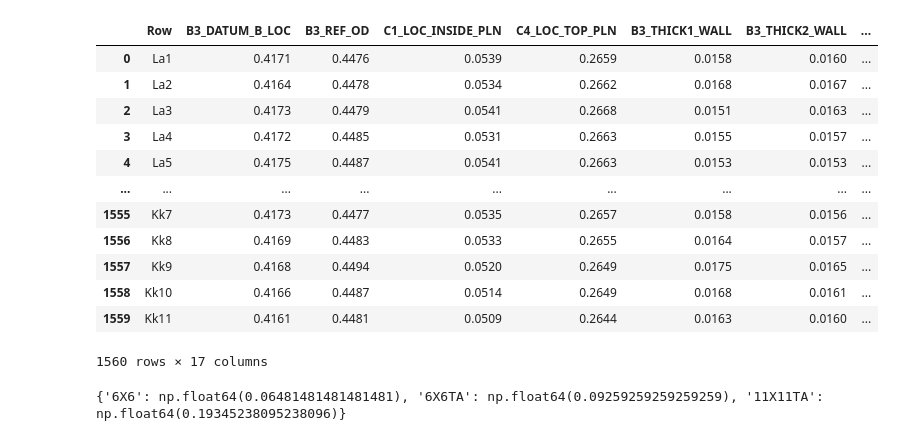
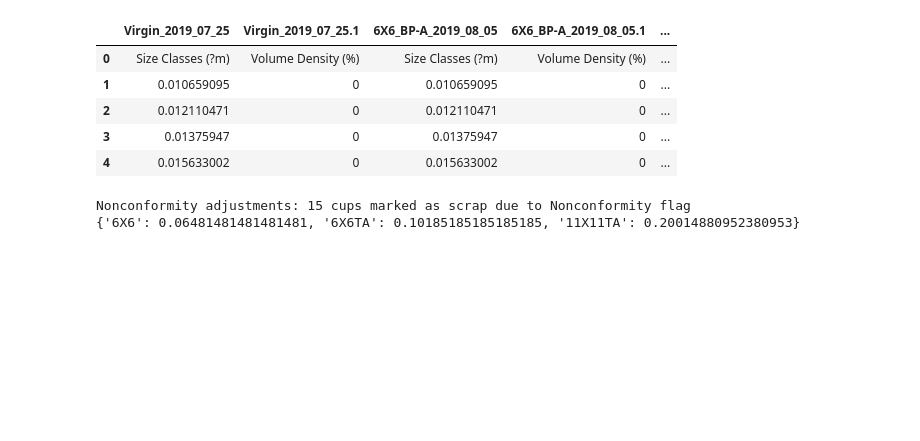
Before and after one commit to mtprom/SandiaDataChallenge, a Jupyter notebook: exploration.ipynb, the cells around one changed output. Saved outputs shown, nothing was run; the diff lists cells and outputs as text; code cells hidden in the pictures; blank space fills up the shorter version.

```diff
--- a/exploration.ipynb
+++ b/exploration.ipynb
@@ -5,12 +5,9 @@ import matplotlib.pyplot as plt
 import seaborn as sns
 from pathlib import Path
 
-# Setup
-base_path = Path("A:\Downloads\Sandia\SandiaDataChallenge")
-
 # Load
-all_data_recycled = pd.read_csv(base_path / 'AllData_PreEDM_Recycled_RowColIDs.csv')
-all_data_virgin = pd.read_csv(base_path / 'AllData_PreEDM_Virgin_RowColIDs.csv')
-recycled_vol = pd.read_csv(base_path / 'recycled_volume.csv')
-virgin_vol_1 = pd.read_csv(base_path / 'virgin_volume_pt1.csv')
-virgin_vol_2 = pd.read_csv(base_path / 'virgin_volume_pt2.csv')
+all_data_recycled = pd.read_csv('AllData_PreEDM_Recycled_RowColIDs.csv')
+all_data_virgin = pd.read_csv('AllData_PreEDM_Virgin_RowColIDs.csv')
+recycled_vol = pd.read_csv('recycled_volume.csv')
+virgin_vol_1 = pd.read_csv('virgin_volume_pt1.csv')
+virgin_vol_2 = pd.read_csv('virgin_volume_pt2.csv')
@@ -17,20 +32,13 @@ virgin_vol_2 = pd.read_csv(base_path / 'virgin_volume_pt2.csv')
 # %%
 all_data = pd.concat([all_data_recycled, all_data_virgin], ignore_index=True)
-all_data
+virgin_vol_1.head()
 # %% [output]
-|  | Row | B3_DATUM_B_LOC | B3_REF_OD | C1_LOC_INSIDE_PLN | C4_LOC_TOP_PLN | B3_THICK1_WALL | B3_THICK2_WALL | ... |
-| 0 | La1 | 0.4171 | 0.4476 | 0.0539 | 0.2659 | 0.0158 | 0.0160 | ... |
-| 1 | La2 | 0.4164 | 0.4478 | 0.0534 | 0.2662 | 0.0168 | 0.0167 | ... |
-| 2 | La3 | 0.4173 | 0.4479 | 0.0541 | 0.2668 | 0.0151 | 0.0163 | ... |
-| 3 | La4 | 0.4172 | 0.4485 | 0.0531 | 0.2663 | 0.0155 | 0.0157 | ... |
-| 4 | La5 | 0.4175 | 0.4487 | 0.0541 | 0.2663 | 0.0153 | 0.0153 | ... |
-| ... | ... | ... | ... | ... | ... | ... | ... | ... |
-| 1555 | Kk7 | 0.4173 | 0.4477 | 0.0535 | 0.2657 | 0.0158 | 0.0156 | ... |
-| 1556 | Kk8 | 0.4169 | 0.4483 | 0.0533 | 0.2655 | 0.0164 | 0.0157 | ... |
-| 1557 | Kk9 | 0.4168 | 0.4494 | 0.0520 | 0.2649 | 0.0175 | 0.0165 | ... |
-| 1558 | Kk10 | 0.4166 | 0.4487 | 0.0514 | 0.2649 | 0.0168 | 0.0161 | ... |
-| 1559 | Kk11 | 0.4161 | 0.4481 | 0.0509 | 0.2644 | 0.0163 | 0.0160 | ... |
+|  | Virgin_2019_07_25 | Virgin_2019_07_25.1 | 6X6_BP-A_2019_08_05 | 6X6_BP-A_2019_08_05.1 | ... |
+| 0 | Size Classes (?m) | Volume Density (%) | Size Classes (?m) | Volume Density (%) | ... |
+| 1 | 0.010659095 | 0 | 0.010659095 | 0 | ... |
+| 2 | 0.012110471 | 0 | 0.012110471 | 0 | ... |
+| 3 | 0.01375947 | 0 | 0.01375947 | 0 | ... |
+| 4 | 0.015633002 | 0 | 0.015633002 | 0 | ... |
-1560 rows × 17 columns
 # %%
 renamed = ['LID', 'LED', 'FH', 'LH', 'LT1', 'LT2', 'LT3', 'LT4']
 old_cols = all_data.columns.tolist()
@@ -49,14 +57,28 @@ specs = {
 # %%
 def check_in_spec(value, lower, upper):
     return (value >= lower) & (value <= upper)
+
+# Apply spec checks
 for param, (lower, upper) in specs.items():
     col_name = f"{param}_in_spec"
     all_data[col_name] = check_in_spec(all_data[param], lower, upper)
 
+# Determine overall spec compliance
 spec_columns = [f"{param}_in_spec" for param in specs.keys()]
 all_data['overall_in_spec'] = all_data[spec_columns].all(axis=1)
 all_data['is_scrap'] = ~all_data['overall_in_spec']
 
+# Apply Nonconformity override
+if 'Nonconformity' in all_data.columns:
+    all_data.loc[all_data['Nonconformity'] == True, 'is_scrap'] = True
+
+    # Print how many were affected
+    nonconform_count = all_data['Nonconformity'].sum()
+    print(f"Nonconformity adjustments: {nonconform_count} cups marked as scrap due to Nonconformity flag")
+else:
+    print("Warning: 'Nonconformity' column not found in data")
+
+# NOW calculate scrap ratios (AFTER Nonconformity adjustments)
 total_6x6 = (all_data['Layout'] == '6X6').sum()
 total_6x6_scrap = ((all_data['Layout'] == '6X6') & (all_data['is_scrap'])).sum()
 ratio6x6 = total_6x6_scrap / total_6x6
@@ -69,6 +91,7 @@ total_11x11TA = (all_data['Layout'] == '11X11TA').sum()
 total_11x11TA_scrap = ((all_data['Layout'] == '11X11TA') & (all_data['is_scrap'])).sum()
 ratio11x11TA = total_11x11TA_scrap / total_11x11TA
 
+# Summary
 layout_scrap_ratios = {
     '6X6': ratio6x6,
     '6X6TA': ratio6x6TA,
@@ -76,7 +99,8 @@ layout_scrap_ratios = {
 }
 print(layout_scrap_ratios)
 # %% [output]
-{'6X6': np.float64(0.06481481481481481), '6X6TA': np.float64(0.09259259259259259), '11X11TA': np.float64(0.19345238095238096)}
+Nonconformity adjustments: 15 cups marked as scrap due to Nonconformity flag
+{'6X6': 0.06481481481481481, '6X6TA': 0.10185185185185185, '11X11TA': 0.20014880952380953}
 # %%
 plt.figure(figsize=(8, 6))
 plt.bar(layout_scrap_ratios.keys(), layout_scrap_ratios.values(),
```
Also changed, not shown: parts of 22 cells of this notebook, 6 other files.
